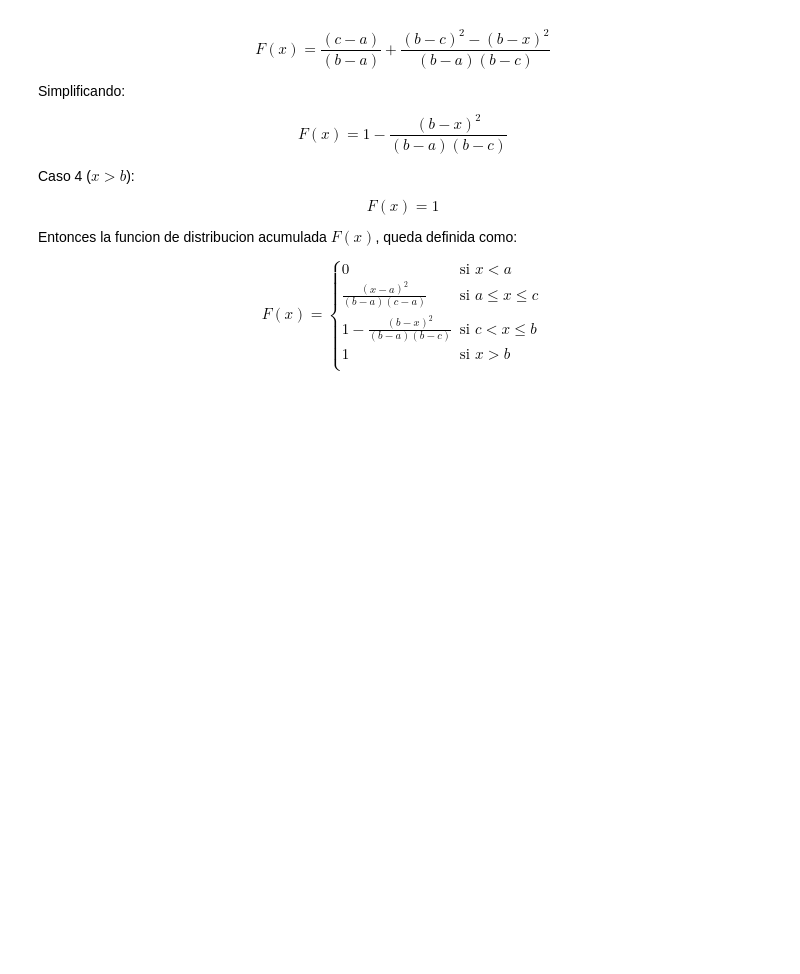
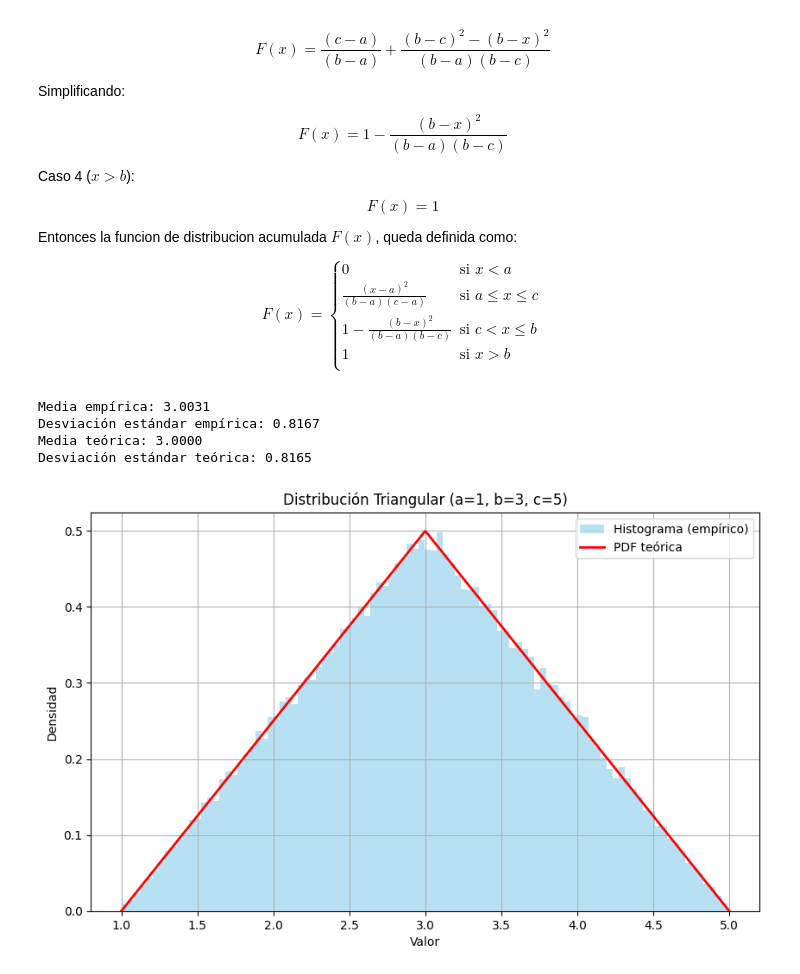
Before and after one commit to ocalru/EDP-I-Simulacion-I, a Jupyter notebook: Distribucion_Triangular.ipynb, the cells around one changed output. Drawn from its saved outputs; the diff is of its cells as text; code cells hidden in the pictures; blank space fills up the shorter version.

```diff
--- a/Distribucion_Triangular.ipynb
+++ b/Distribucion_Triangular.ipynb
@@ -302,3 +306,65 @@ F(x) =
 1 & \text{si } x > b \\
 \end{cases}
 $$
+# %%
+
+
+# Parámetros de la distribución triangular
+
+a = 1
+b = 3
+c = 5
+
+# Número de muestras
+n = 100000
+
+# Método de la transformada inversa
+def triangular_inverse_transform(u, a, b, c):
+    Fc = (b - a) / (c - a)
+    x = np.where(
+        u < Fc,
+        a + np.sqrt((b - a) * (c - a) * u),
+        c - np.sqrt((c - b) * (c - a) * (1 - u))
+    )
+    return x
+
+# Generar muestras
+u = np.random.uniform(0, 1, n)
+samples = triangular_inverse_transform(u, a, b, c)
+
+# Se calcula la media de la muestra
+media_empirica = np.mean(samples)
+desv_est_empirica = np.std(samples)
+
+# Cálculos teóricos
+media_teorica = (a + b + c) / 3
+var_teorica = (a**2 + b**2 + c**2 - a*b - a*c - b*c) / 18
+desv_est_teorica = np.sqrt(var_teorica)
+
+# Mostrar resultados
+print(f"Media empírica: {media_empirica:.4f}")
+print(f"Desviación estándar empírica: {desv_est_empirica:.4f}")
+print(f"Media teórica: {media_teorica:.4f}")
+print(f"Desviación estándar teórica: {desv_est_teorica:.4f}")
+
+# Graficar histograma
+plt.figure(figsize=(10, 6))
+plt.hist(samples, bins=100, density=True, alpha=0.6, color='skyblue', label='Histograma (empírico)')
+
+# Graficar distribución teórica
+x = np.linspace(a, c, 1000)
+pdf_teorica = triang.pdf(x, (b - a) / (c - a), loc=a, scale=c - a)
+plt.plot(x, pdf_teorica, 'r-', lw=2, label='PDF teórica')
+
+plt.title("Distribución Triangular (a=1, b=3, c=5)")
+plt.xlabel("Valor")
+plt.ylabel("Densidad")
+plt.legend()
+plt.grid(True)
+plt.show()
+# %% [output]
+Media empírica: 3.0031
+Desviación estándar empírica: 0.8167
+Media teórica: 3.0000
+Desviación estándar teórica: 0.8165
+[figure, added]
```
Also changed, not shown: parts of 1 cell of this notebook.
